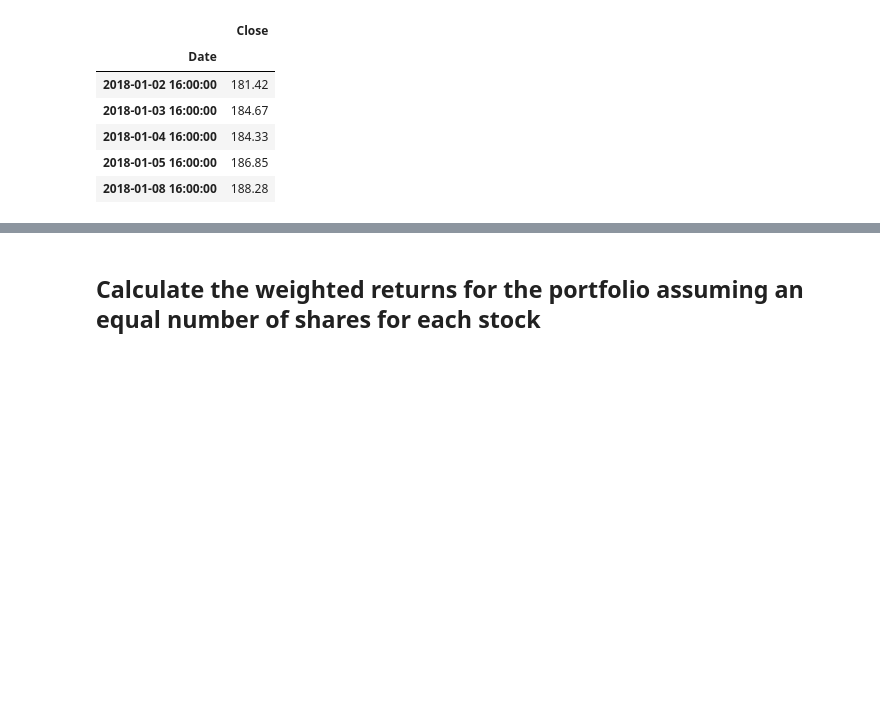
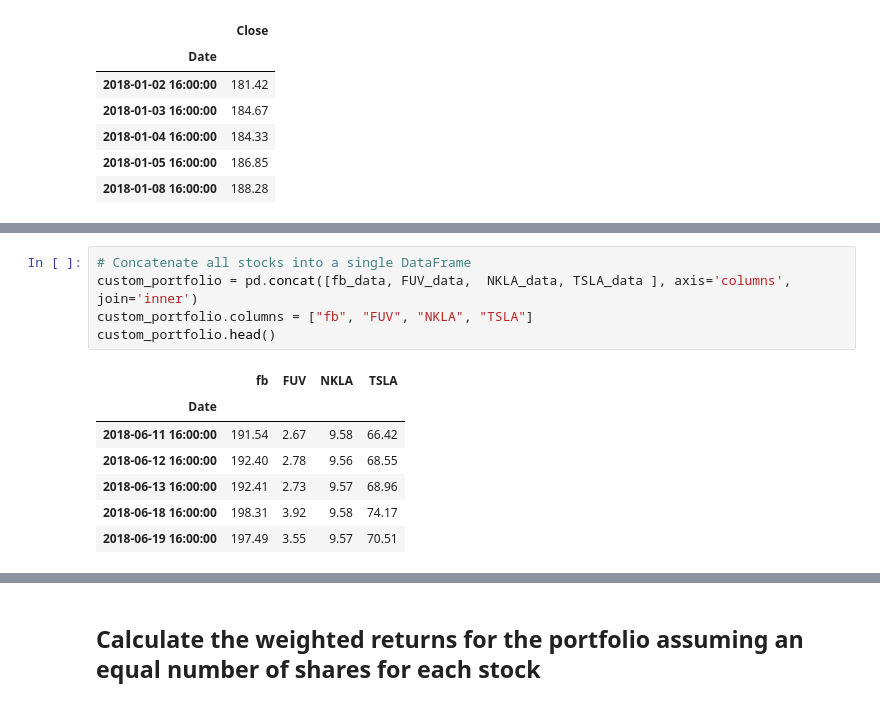
Before and after one commit to SeminoleCasa/hw-3, a Jupyter notebook: whale_analysis.ipynb, the cells around one changed output, grey strips where cells are left out. Saved outputs shown, nothing was run; the diff lists cells and outputs as text; blank space fills up the shorter version.

```diff
--- a/whale_analysis.ipynb
+++ b/whale_analysis.ipynb
@@ -381,2 +414,15 @@ fb_data.head()
+# %%
+# Concatenate all stocks into a single DataFrame
+custom_portfolio = pd.concat([fb_data, FUV_data,  NKLA_data, TSLA_data ], axis='columns', join='inner')
+custom_portfolio.columns = ["fb", "FUV", "NKLA", "TSLA"]
+custom_portfolio.head()
+# %% [output]
+|  | fb | FUV | NKLA | TSLA |
+| Date |  |  |  |  |
+| 2018-06-11 16:00:00 | 191.54 | 2.67 | 9.58 | 66.42 |
+| 2018-06-12 16:00:00 | 192.40 | 2.78 | 9.56 | 68.55 |
+| 2018-06-13 16:00:00 | 192.41 | 2.73 | 9.57 | 68.96 |
+| 2018-06-18 16:00:00 | 198.31 | 3.92 | 9.58 | 74.17 |
+| 2018-06-19 16:00:00 | 197.49 | 3.55 | 9.57 | 70.51 |
 # %%
 # Reset the index
```
Also changed, not shown: parts of 16 cells of this notebook, 1 other file.
